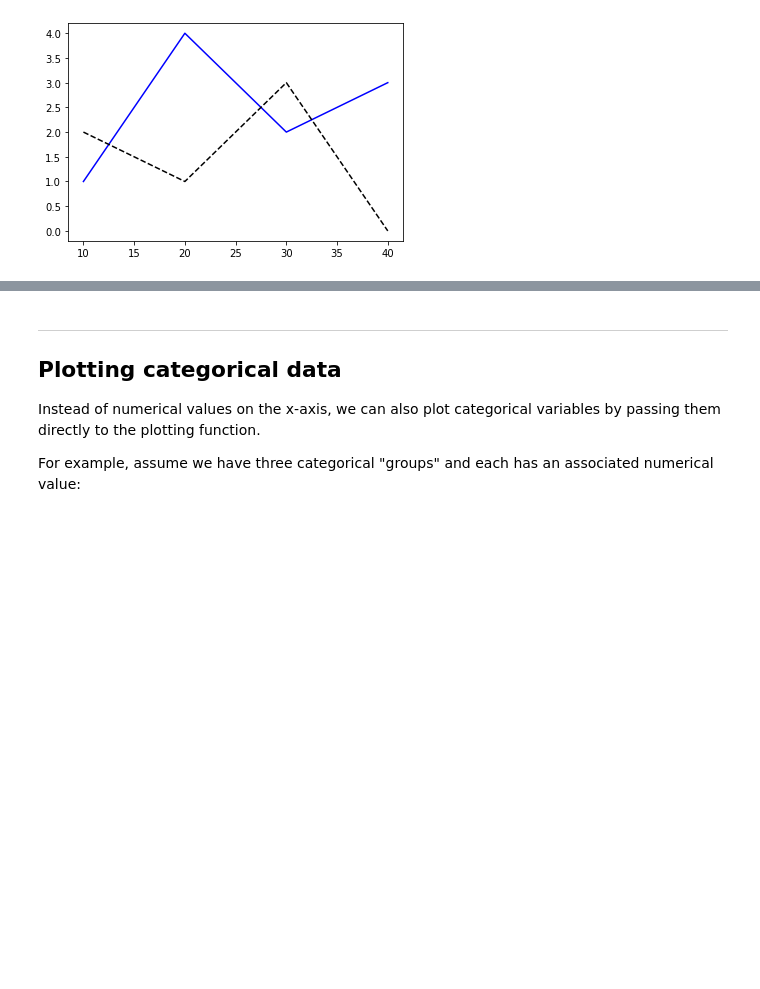
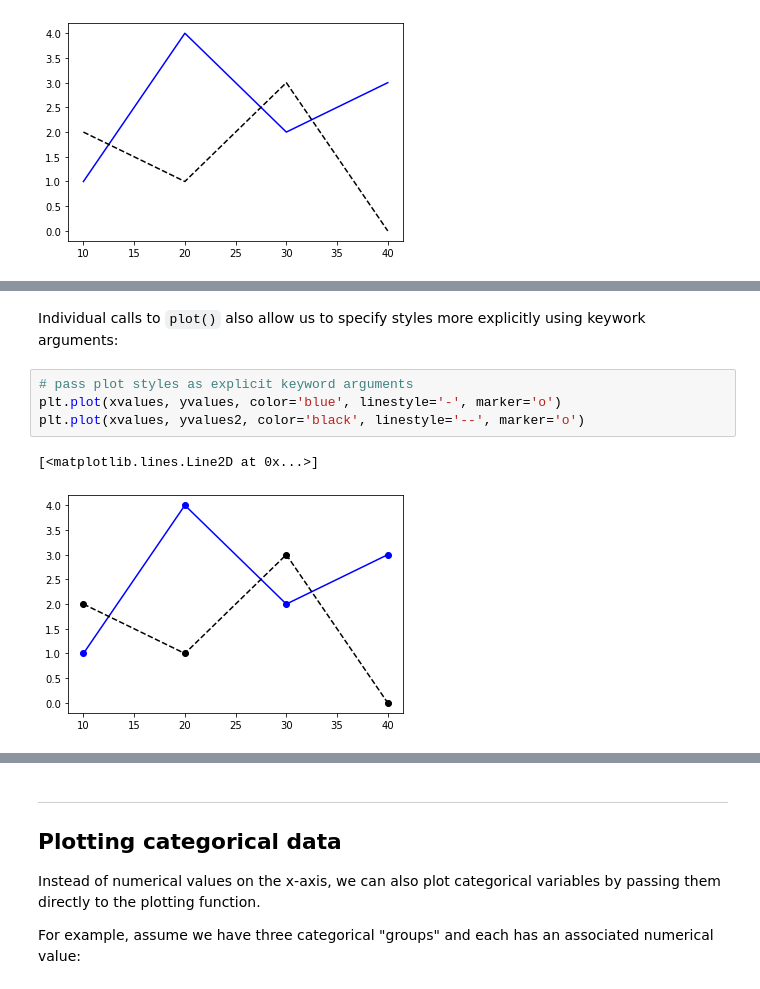
Before and after one commit to richardfoltyn/python-statistics, a Jupyter notebook: lectures/unit5.ipynb, the cells around one changed output, grey strips where cells are left out. Drawn from its saved outputs; the diff is of its cells as text; blank space fills up the shorter version.

```diff
--- a/lectures/unit5.ipynb
+++ b/lectures/unit5.ipynb
@@ -92,0 +116,10 @@ between dashes.
+# %% [markdown]
+Individual calls to `plot()` also allow us to specify styles
+more explicitly using keywork arguments:
+# %%
+# pass plot styles as explicit keyword arguments
+plt.plot(xvalues, yvalues, color='blue', linestyle='-', marker='o')
+plt.plot(xvalues, yvalues2, color='black', linestyle='--', marker='o')
+# %% [output]
+[<matplotlib.lines.Line2D at 0x...>]
+[figure, added]
```
Also changed, not shown: parts of 38 cells of this notebook.
